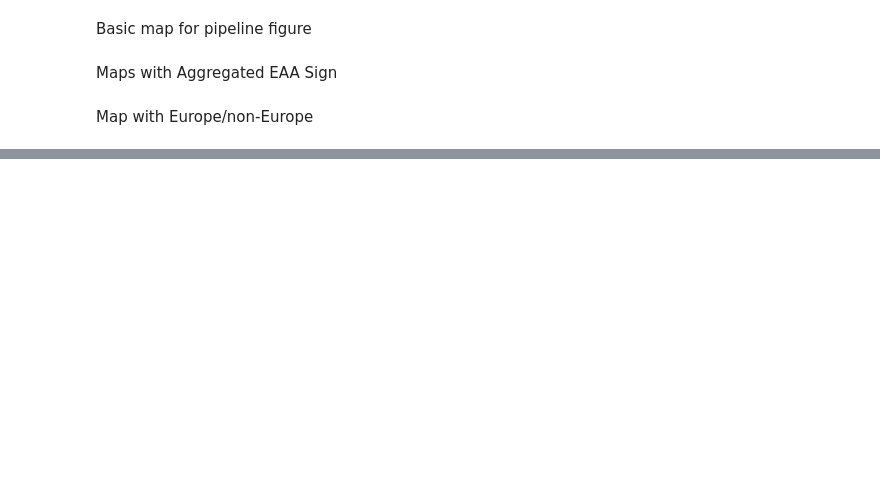
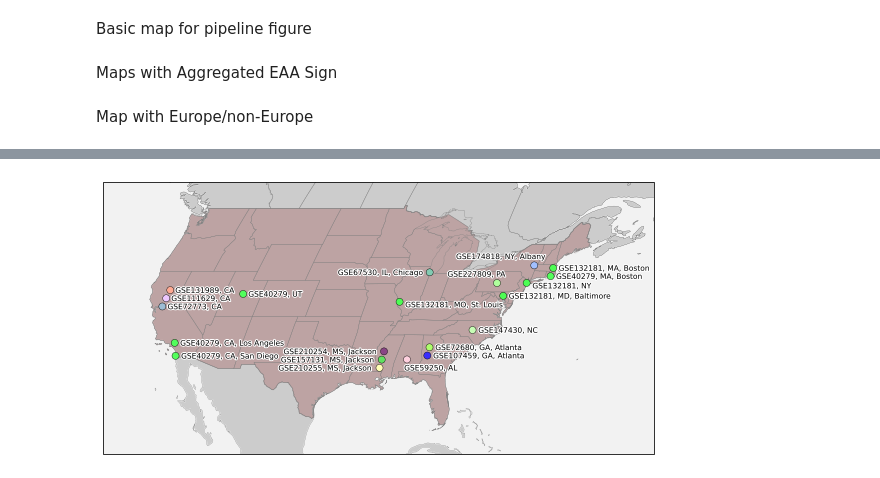
Before and after one commit to AaronBlare/MetaEpiAge, a Jupyter notebook: notebooks/plots_geomap.ipynb, the cells around one changed output, grey strips where cells are left out. Drawn from its saved outputs; the diff is of its cells as text; code cells hidden in the pictures; blank space fills up the shorter version.

```diff
--- a/notebooks/plots_geomap.ipynb
+++ b/notebooks/plots_geomap.ipynb
@@ -395,0 +396,93 @@ plt.savefig(f'{plot_path}/map_uk.pdf', bbox_inches='tight')
+# %%
+coordinates_gse_data_path = 'E:/YandexDisk/pydnameth/draft/10_MetaEPIClock/MetaEpiAge'
+coordinates_gse_data_file = 'coordinates_gses.xlsx'
+df = pd.read_excel(f"{coordinates_gse_data_path}/{coordinates_gse_data_file}")
+df_usa =  df.loc[df['State'] == 'USA', :]
+longs_usa = df_usa['Longitude'].values
+lats_usa = df_usa['Latitude'].values
+colors_usa = ['xkcd:' + df_usa['Color'].values[i] for i in range(0, len(longs_usa))]
+gses_usa = df_usa['GSE'].values
+locations_usa = df_usa['Location'].values
+
+coordinates_states_data_file = 'coordinates.xlsx'
+df_states = pd.read_excel(f"{coordinates_gse_data_path}/{coordinates_states_data_file}")
+usa_color = df_states.loc[df_states['State'] == 'USA', :]['Color'].values[0]
+usa_color_xkcd = f'xkcd:{usa_color}'
+
+lats_usa_upd = [lats_usa[0]]
+num_same = 1
+sign = 1.0
+for coord_id in range(1, len(longs_usa)):
+    if lats_usa[coord_id] == lats_usa[coord_id - 1]:
+        lats_usa_upd.append(lats_usa_upd[coord_id - 1] + num_same * sign * 0.9)
+        num_same += 1
+        sign *= -1.0
+    else:
+        lats_usa_upd.append(lats_usa[coord_id])
+        num_same = 1
+
+plot_path = 'E:/YandexDisk/pydnameth/draft/10_MetaEPIClock/MetaEpiAge/figures/map'
+
+fig = plt.figure(figsize=(10, 5))
+ax = fig.add_subplot(1, 1, 1, projection=ccrs.Robinson())
+ax.set_global()
+ax.add_feature(cfeature.NaturalEarthFeature('physical', 'land', '50m', edgecolor='face', facecolor='0.8'), zorder=1)
+ax.add_feature(cfeature.NaturalEarthFeature('physical', 'ocean', '50m', edgecolor='face', facecolor='0.95'), zorder=1)
+shpfilename = shpreader.natural_earth(resolution='10m',
+                                      category='cultural',
+                                      name='admin_0_countries')
+reader = shpreader.Reader(shpfilename)
+countries = reader.records()
+for country in countries:
+    if country.attributes['NAME'] == 'United States of America':
+        geometry = country.geometry
+
+ax.set_extent ((-123, -61, 22, 52), ccrs.PlateCarree())
+ax.add_geometries(geometry, ccrs.PlateCarree(), edgecolor='0.2', linewidth=0.6, facecolor=usa_color_xkcd, alpha=0.2)
+ax.add_feature(cfeature.BORDERS, edgecolor='0.5', linewidth=0.3)
+ax.add_feature(cfeature.COASTLINE, edgecolor='0.5', linewidth=0.3)
+ax.add_feature(cfeature.STATES, edgecolor='0.5', linewidth=0.3)
+
+plt.scatter(x=longs_usa,
+            y=lats_usa_upd,
+            s=50,
+            c=colors_usa,
+            edgecolors='k',
+            linewidth=0.4,
+            transform=ccrs.PlateCarree(),
+            zorder=2)
+
+for gse_id in range(0, len(gses_usa)):
+    if gses_usa[gse_id] == 'GSE210255' or gses_usa[gse_id] == 'GSE157131' or gses_usa[gse_id] == 'GSE210254':
+        ax.text(longs_usa[gse_id] - 13, lats_usa_upd[gse_id] - 0.3,
+                f'{gses_usa[gse_id]}, {locations_usa[gse_id]}', transform=ccrs.PlateCarree(),
+                fontsize=7.5, color='black', path_effects=[PathEffects.withStroke(linewidth=2, foreground="white")])
+    elif gses_usa[gse_id] == 'GSE67530':
+        ax.text(longs_usa[gse_id] - 12.3, lats_usa_upd[gse_id] - 0.3,
+                f'{gses_usa[gse_id]}, {locations_usa[gse_id]}', transform=ccrs.PlateCarree(),
+                fontsize=7.5, color='black', path_effects=[PathEffects.withStroke(linewidth=2, foreground="white")])
+    elif gses_usa[gse_id] == 'GSE59250':
+        ax.text(longs_usa[gse_id], lats_usa_upd[gse_id] - 1.2,
+                f'{gses_usa[gse_id]}, {locations_usa[gse_id]}', transform=ccrs.PlateCarree(),
+                fontsize=7.5, color='black', path_effects=[PathEffects.withStroke(linewidth=2, foreground="white")])
+    elif gses_usa[gse_id] == 'GSE132181' and locations_usa[gse_id] in ['NY', 'MO, St. Louis']:
+        ax.text(longs_usa[gse_id] + 1, lats_usa_upd[gse_id] - 0.6,
+                f'{gses_usa[gse_id]}, {locations_usa[gse_id]}', transform=ccrs.PlateCarree(),
+                fontsize=7.5, color='black', path_effects=[PathEffects.withStroke(linewidth=2, foreground="white")])
+    elif gses_usa[gse_id] == 'GSE227809':
+        ax.text(longs_usa[gse_id] - 7, lats_usa_upd[gse_id] + 0.7,
+                f'{gses_usa[gse_id]}, {locations_usa[gse_id]}', transform=ccrs.PlateCarree(),
+                fontsize=7.5, color='black', path_effects=[PathEffects.withStroke(linewidth=2, foreground="white")])
+    elif gses_usa[gse_id] == 'GSE174818':
+        ax.text(longs_usa[gse_id] - 11, lats_usa_upd[gse_id] + 0.7,
+                f'{gses_usa[gse_id]}, {locations_usa[gse_id]}', transform=ccrs.PlateCarree(),
+                fontsize=7.5, color='black', path_effects=[PathEffects.withStroke(linewidth=2, foreground="white")])
+    else:
+        ax.text(longs_usa[gse_id] + 0.85, lats_usa_upd[gse_id] - 0.3,
+                f'{gses_usa[gse_id]}, {locations_usa[gse_id]}', transform=ccrs.PlateCarree(),
+                fontsize=7.5, color='black', path_effects=[PathEffects.withStroke(linewidth=2, foreground="white")])
+
+plt.savefig(f'{plot_path}/map_usa.png', bbox_inches='tight')
+plt.savefig(f'{plot_path}/map_usa.pdf', bbox_inches='tight')
+# %% [output]
+[figure, added]
```
Also changed, not shown: parts of 3 cells of this notebook.
